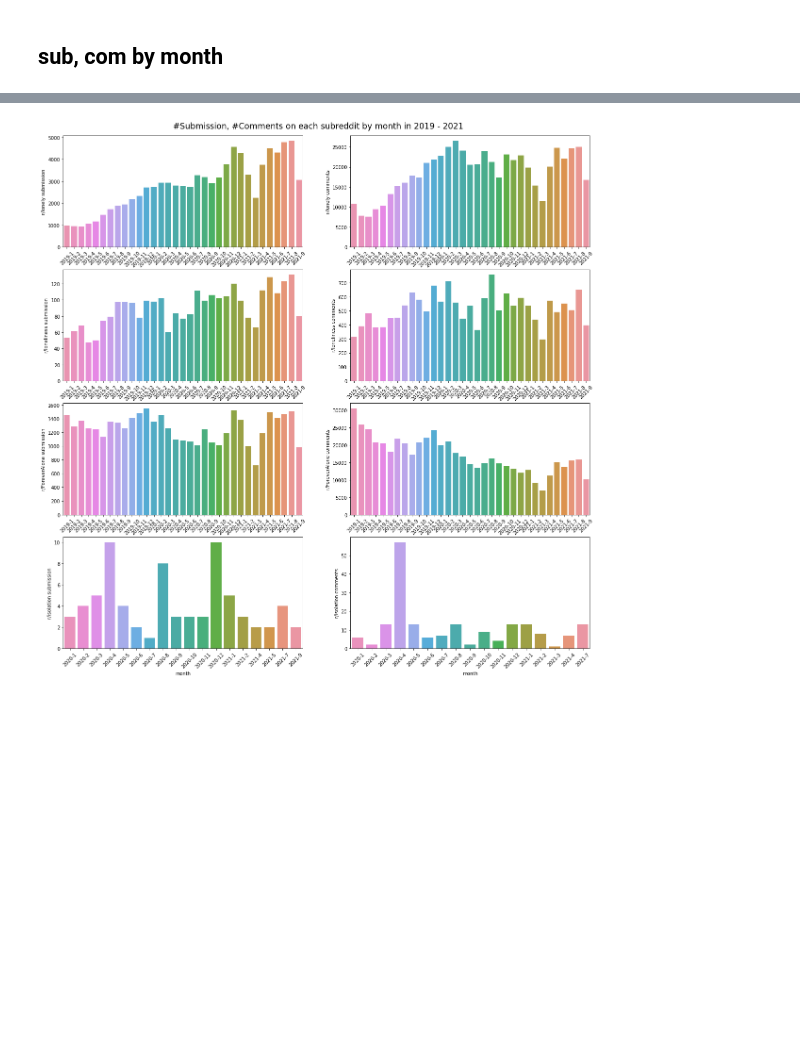
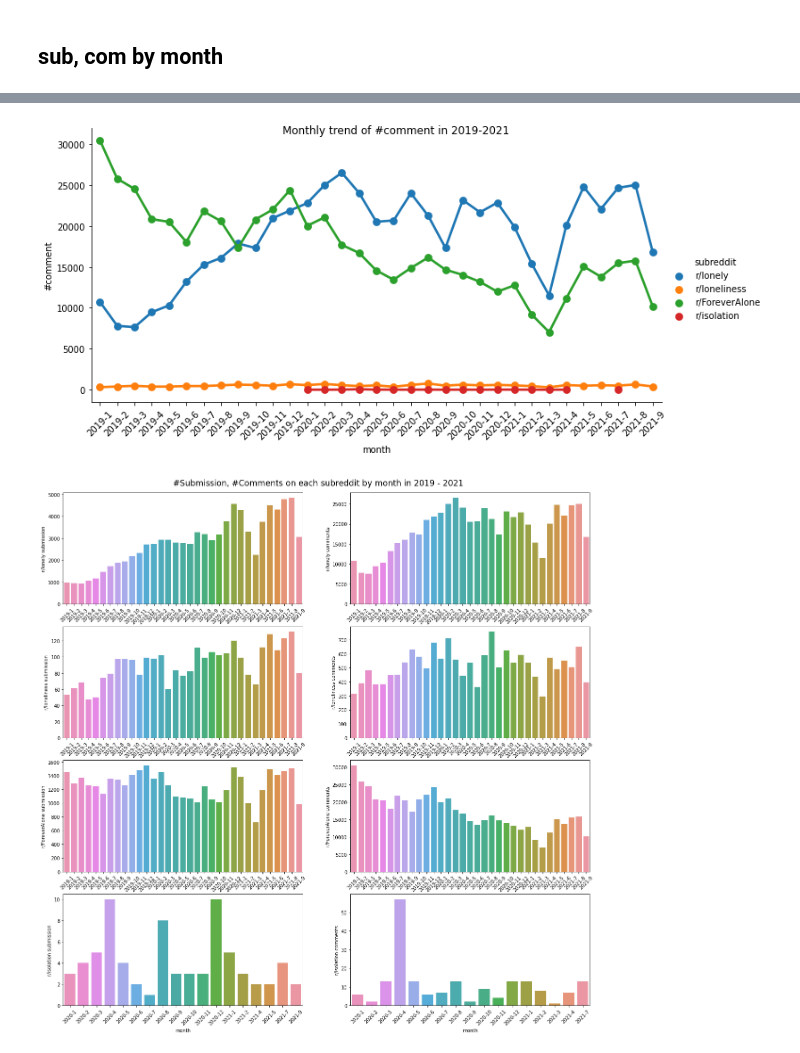
Before and after one commit to wany124/reddit-loneliness, a Jupyter notebook: EDA.ipynb, the cells around one changed output, grey strips where cells are left out. Saved outputs shown, nothing was run; the diff lists cells and outputs as text; code cells hidden in the pictures; blank space fills up the shorter version.

```diff
--- a/EDA.ipynb
+++ b/EDA.ipynb
@@ -77,3 +113,13 @@ Text(0.5, 1.0, 'Average #comments per submission by subreddit')
+# %%
+from functools import reduce
+df_merged = reduce(lambda  left,right: pd.merge(left,right,on=['month'],how='outer'), com_dfs)
+f = df_merged.melt('month', var_name='subreddit',  value_name='#comment')
+p = sns.catplot(data=f,x='month', y ='#comment', hue='subreddit', kind='point',aspect=2)
+p.fig.suptitle('Monthly trend of #comment in 2019-2021')
+p.axes[0][0].invert_xaxis()
+p.axes[0][0].tick_params(axis='x', labelrotation=45)
+# %% [output]
+[figure, added]
 # %%
 import matplotlib.ticker as ticker
 
```
Also changed, not shown: parts of 11 cells of this notebook, 5 other files.
